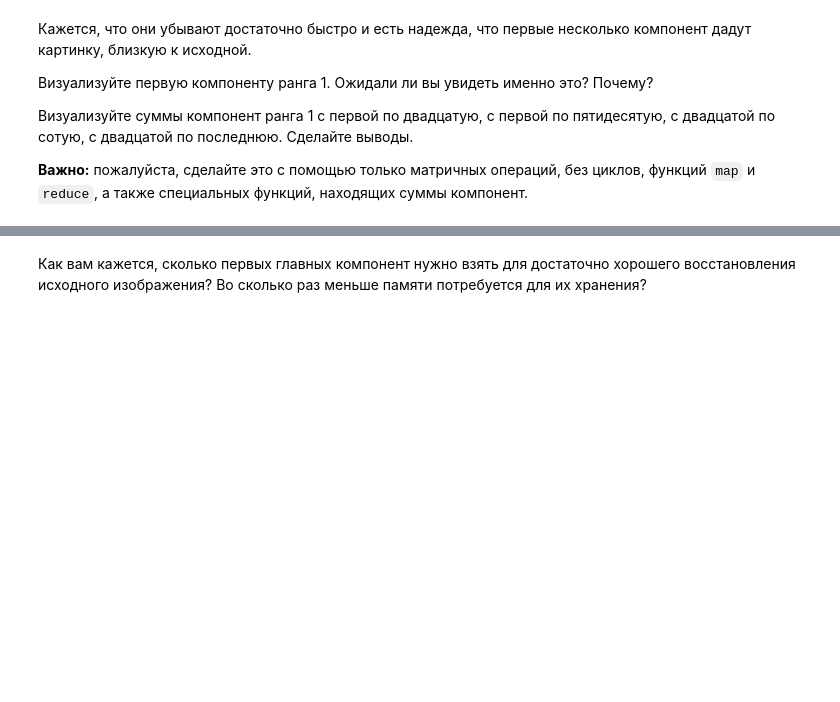
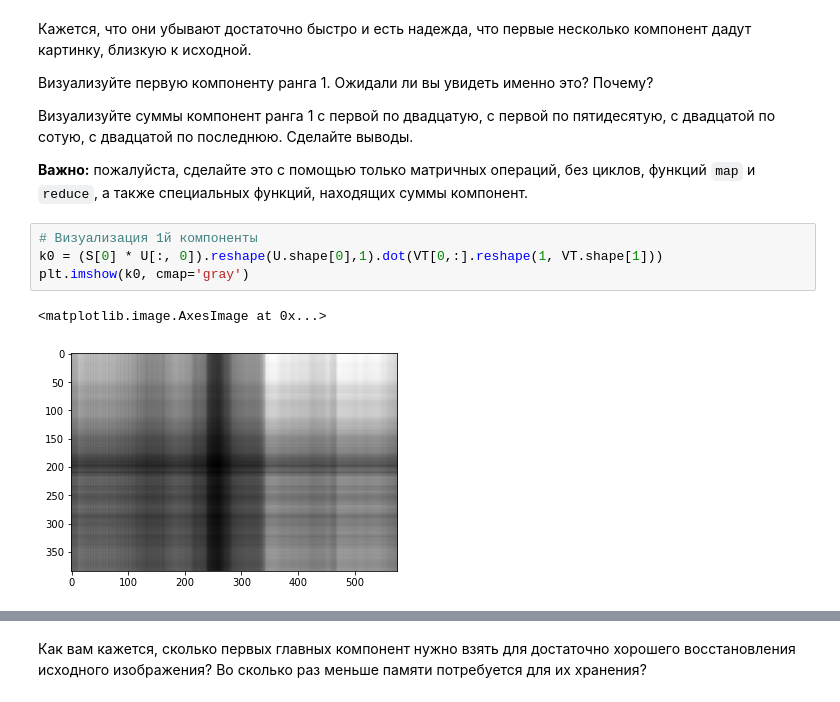
Before and after one commit to Mikhail-off/LinalgLab3, a Jupyter notebook: HSE lab (SVD).ipynb, the cells around one changed output, grey strips where cells are left out. Saved outputs shown, nothing was run; the diff lists cells and outputs as text; blank space fills up the shorter version.

```diff
--- a/HSE lab (SVD).ipynb
+++ b/HSE lab (SVD).ipynb
@@ -131,3 +138,10 @@ plt.plot(sigma)
 Визуализуйте суммы компонент ранга 1 с первой по двадцатую, с первой по пятидесятую, с двадцатой по сотую, с двадцатой по последнюю. Сделайте выводы.
 
 **Важно:** пожалуйста, сделайте это с помощью только матричных операций, без циклов, функций `map` и `reduce`, а также специальных функций, находящих суммы компонент.
+# %%
+# Визуализация 1й компоненты
+k0 = (S[0] * U[:, 0]).reshape(U.shape[0],1).dot(VT[0,:].reshape(1, VT.shape[1]))
+plt.imshow(k0, cmap='gray')
+# %% [output]
+<matplotlib.image.AxesImage at 0x...>
+[figure, added]
```
Also changed, not shown: parts of 15 cells of this notebook.
